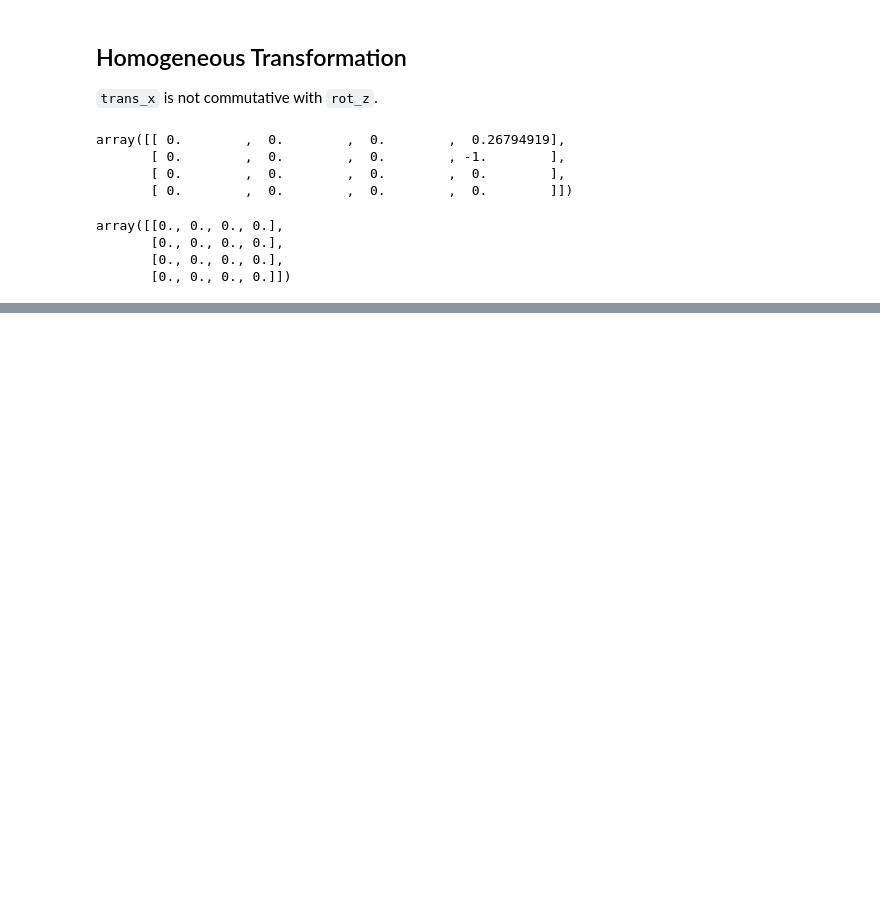
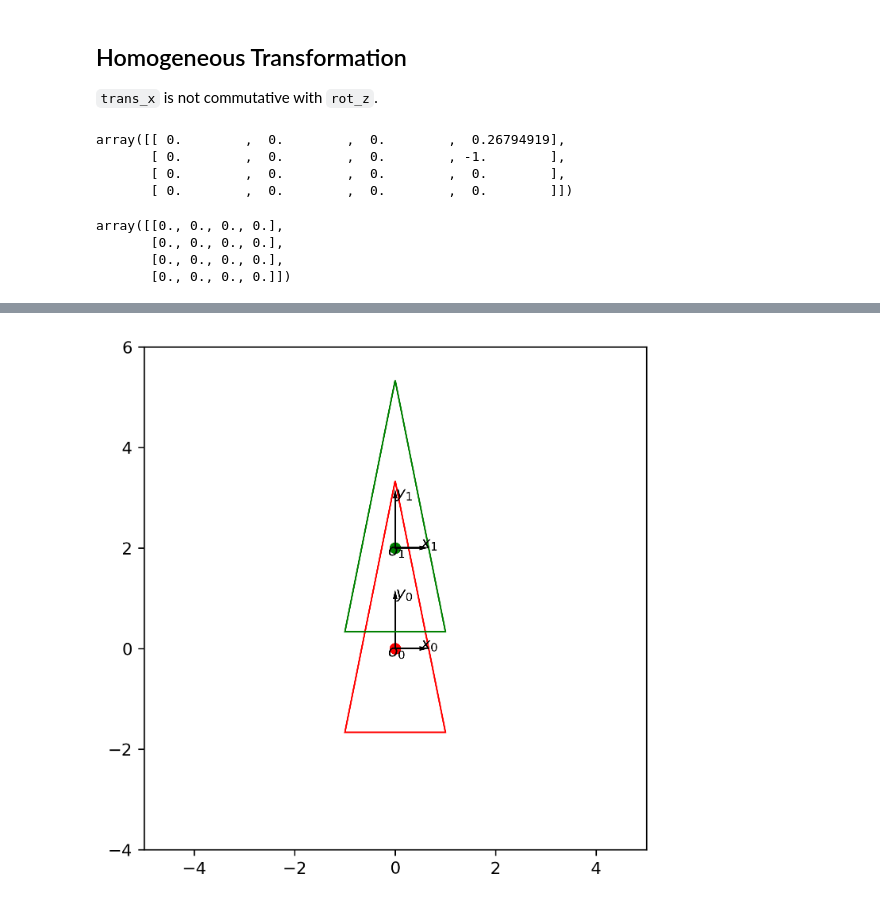
Before and after one commit to CIE-KFUPM/Rigid_Body, a Jupyter notebook: notebooks/transformations_example.ipynb, the cells around one changed output, grey strips where cells are left out. Cells and saved outputs as stored; diff of their text form; code cells hidden in the pictures; blank space fills up the shorter version.

```diff
--- a/notebooks/transformations_example.ipynb
+++ b/notebooks/transformations_example.ipynb
@@ -154,0 +193,4 @@ draw_triangles([trans_y,rot_z,trans_y_inv,trans_y],'trans_y_trans_y_inv_rot_z_tr
+# %%
+Ps, Po, _ = draw_triangles([trans_y], 'trans_y',limits=np.array([[-4,6],[-5,5]]))
+# %% [output]
+[figure, added]
```
Also changed, not shown: parts of 14 cells of this notebook.
